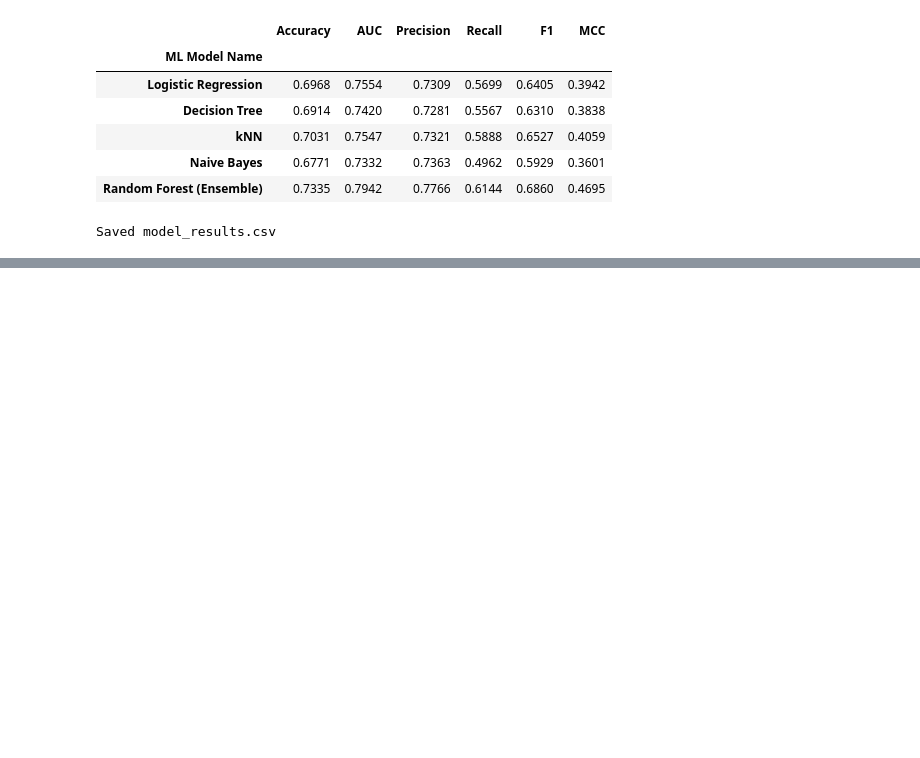
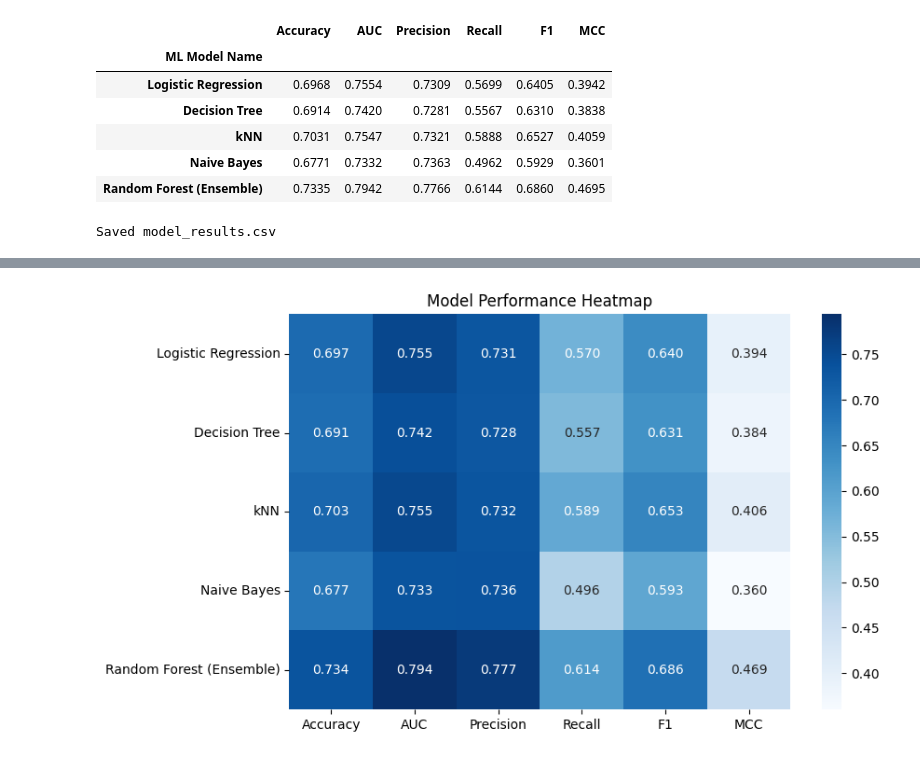
Before and after one commit to 2026ct05201/ml-assignment-2-classification, a Jupyter notebook: model/bank_marketing_classification.ipynb, the cells around one changed output, grey strips where cells are left out. Drawn from its saved outputs; the diff is of its cells as text; code cells hidden in the pictures; blank space fills up the shorter version.

```diff
--- a/model/bank_marketing_classification.ipynb
+++ b/model/bank_marketing_classification.ipynb
@@ -280,0 +297,10 @@ Saved model_results.csv
+# %%
+plt.figure(figsize=(9, 5))
+sns.heatmap(results_df, annot=True, fmt='.3f', cmap='Blues')
+plt.title('Model Performance Heatmap')
+plt.ylabel('')
+plt.tight_layout()
+plt.savefig('../metrics_heatmap.png', dpi=150)
+plt.show()
+# %% [output]
+[figure, added]
```
Also changed, not shown: parts of 3 cells of this notebook, 3 other files.
